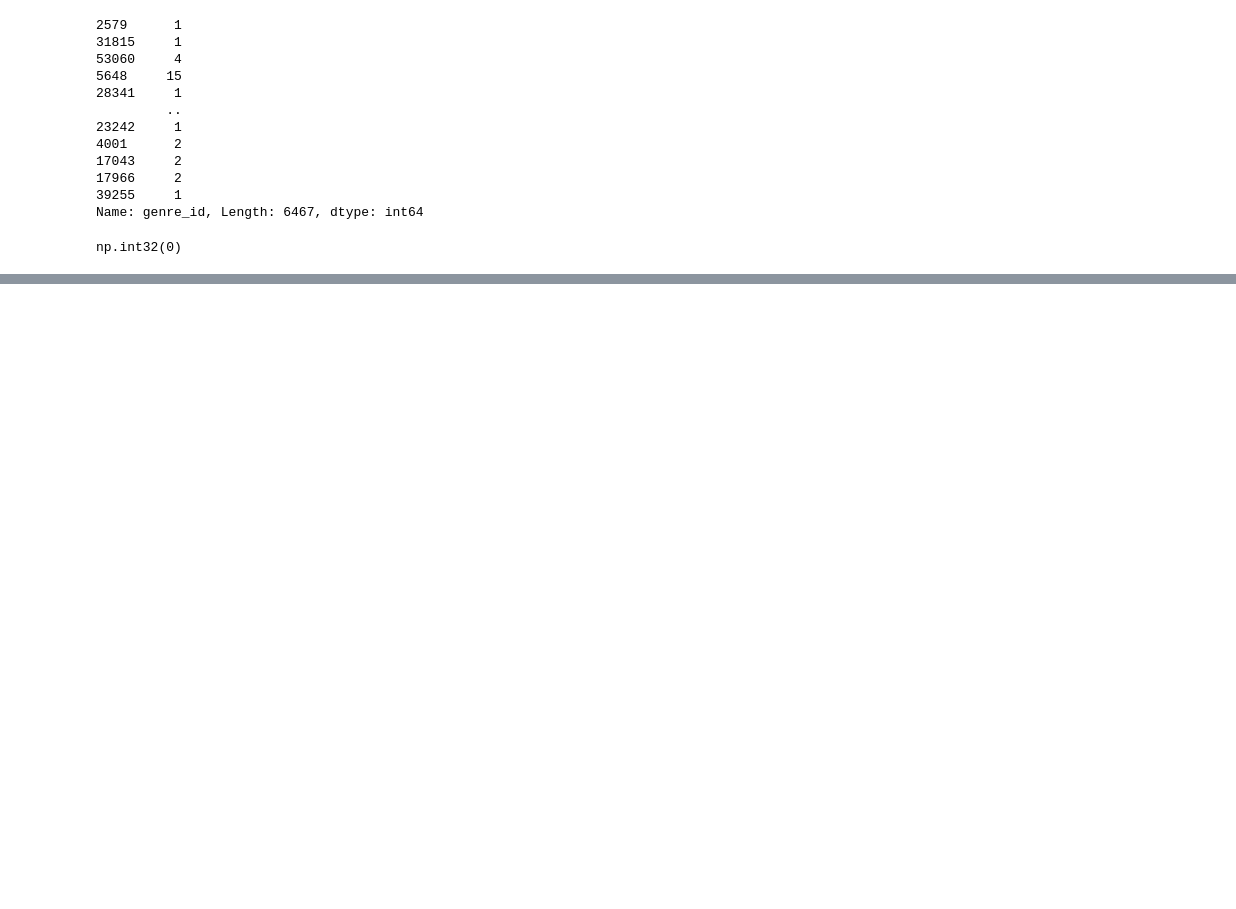
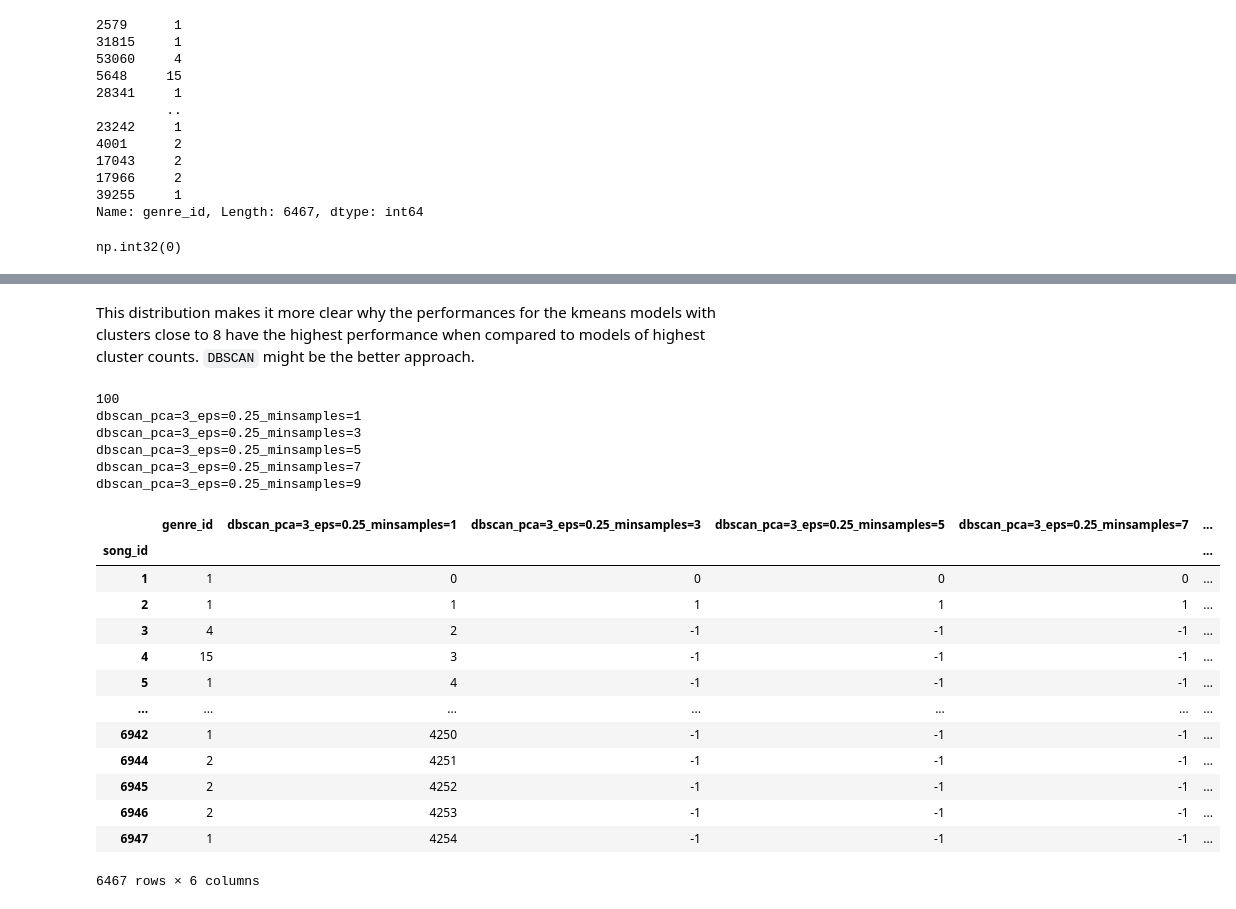
Before and after one commit to MattGroho/tab-hero, a Jupyter notebook: scripts/unsupersived_pipeline/unsupervised_pipeline_investigation.ipynb, the cells around one changed output, grey strips where cells are left out. Drawn from its saved outputs; the diff is of its cells as text; code cells hidden in the pictures; blank space fills up the shorter version.

```diff
--- a/scripts/unsupersived_pipeline/unsupervised_pipeline_investigation.ipynb
+++ b/scripts/unsupersived_pipeline/unsupervised_pipeline_investigation.ipynb
@@ -773,0 +807,67 @@ pd.DataFrame(pd.DataFrame(kmeans.labels_).value_counts()).reset_index()
+# %% [markdown]
+This distribution makes it more clear why the performances for the kmeans models with clusters close to 8 have the highest performance when compared to models of highest cluster counts. `DBSCAN` might be the better approach.
+# %%
+eps_list = np.arange(.25, .875, .125)
+min_samples_list = range(1, 10, 2)
+
+model_metrics = [[]] * len(poss_principal_components) * len(eps_list) * len(min_samples_list)
+model_metrics_columns = [
+    "model",
+    "inertia",
+    "silhouette_score",
+    "homogeneity_score",
+    "completeness_score",
+]
+print(len(model_metrics))
+row_index = 0
+
+for n_components in poss_principal_components:
+    for eps in eps_list:
+        for min_samples in min_samples_list:
+            dbscan = DBSCAN(
+                eps=np.round(eps, 1), # .3 was returned with a floating point error
+                min_samples=min_samples,
+                n_jobs=-1
+            ).fit(data_scaled)
+
+            # Store the cluster labeling by each model
+            model_name = f"dbscan_pca={n_components}_eps={eps}_minsamples={min_samples}"
+            song_genre.loc[:, model_name] = dbscan.labels_
+            print(model_name)
+
+            # Generate 1 metrics row per model
+            model_metrics[row_index] = [
+                model_name,
+                None, # inertia
+                silhouette_score(data_pca, dbscan.labels_),
+                homogeneity_score(song_genre.genre_id, dbscan.labels_),
+                completeness_score(song_genre.genre_id, dbscan.labels_)
+            ]
+
+            row_index += 1
+            # break
+        break
+    break
+
+song_genre
+# %% [output]
+100
+dbscan_pca=3_eps=0.25_minsamples=1
+dbscan_pca=3_eps=0.25_minsamples=3
+dbscan_pca=3_eps=0.25_minsamples=5
+dbscan_pca=3_eps=0.25_minsamples=7
+dbscan_pca=3_eps=0.25_minsamples=9
+|  | genre_id | dbscan_pca=3_eps=0.25_minsamples=1 | dbscan_pca=3_eps=0.25_minsamples=3 | dbscan_pca=3_eps=0.25_minsamples=5 | dbscan_pca=3_eps=0.25_minsamples=7 | ... |
+| song_id |  |  |  |  |  | ... |
+| 1 | 1 | 0 | 0 | 0 | 0 | ... |
+| 2 | 1 | 1 | 1 | 1 | 1 | ... |
+| 3 | 4 | 2 | -1 | -1 | -1 | ... |
+| 4 | 15 | 3 | -1 | -1 | -1 | ... |
+| 5 | 1 | 4 | -1 | -1 | -1 | ... |
+| ... | ... | ... | ... | ... | ... | ... |
+| 6942 | 1 | 4250 | -1 | -1 | -1 | ... |
+| 6944 | 2 | 4251 | -1 | -1 | -1 | ... |
+| 6945 | 2 | 4252 | -1 | -1 | -1 | ... |
+| 6946 | 2 | 4253 | -1 | -1 | -1 | ... |
+| 6947 | 1 | 4254 | -1 | -1 | -1 | ... |
+6467 rows × 6 columns
```
Also changed, not shown: parts of 9 cells of this notebook.
